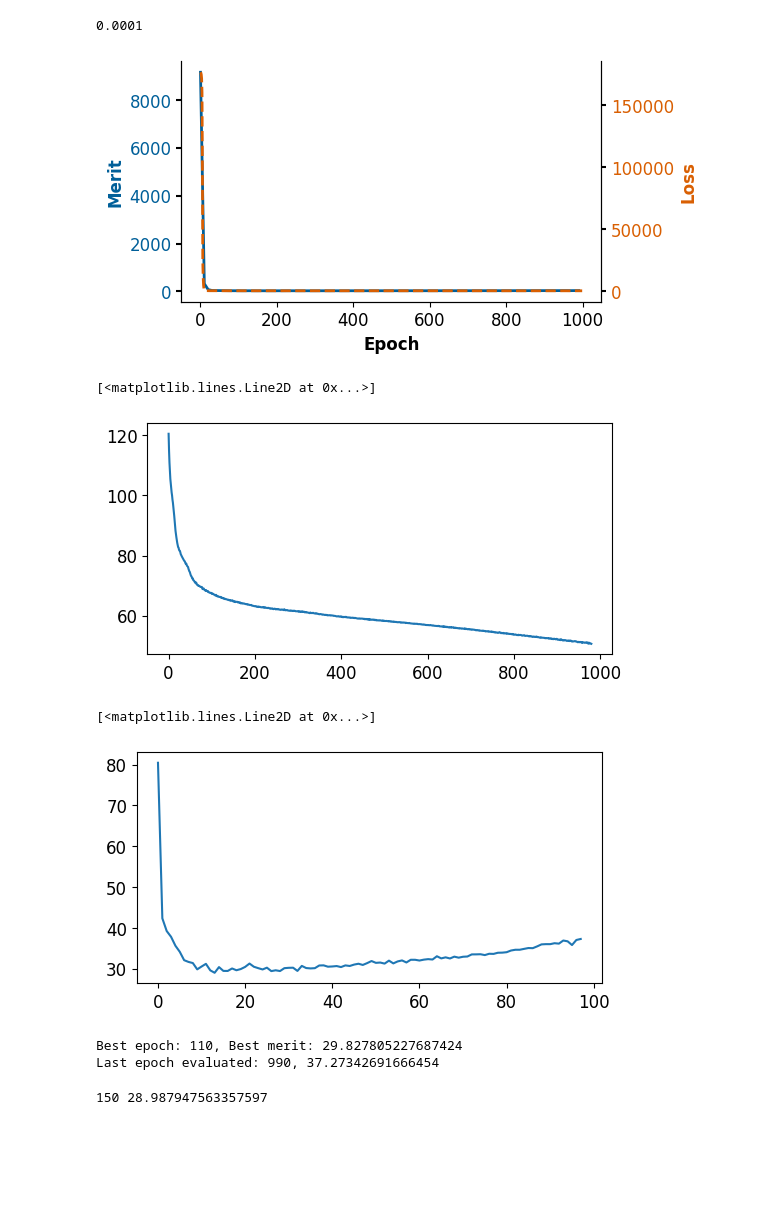
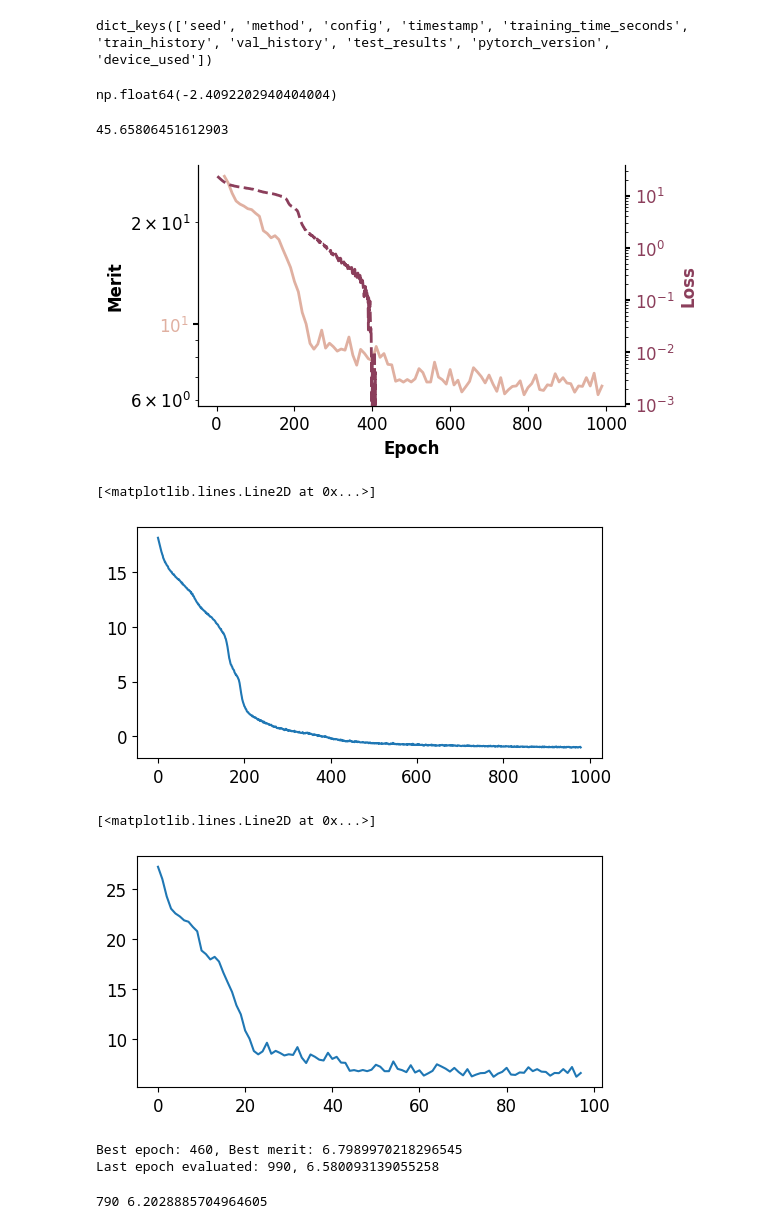
Before and after one commit to xkhainguyen/FSNet, a Jupyter notebook: pick_ckpt_merit.ipynb, the cells around one changed output. Drawn from its saved outputs; the diff is of its cells as text; code cells hidden in the pictures; blank space fills up the shorter version.

```diff
--- a/pick_ckpt_merit.ipynb
+++ b/pick_ckpt_merit.ipynb
@@ -84,56 +84,64 @@ from pathlib import Path
 
 base = Path.cwd()
 
-filename = "20260115-184556_MLP_sup_pen_seed0_nepochs1000_lr0.0001_trainsize7000_subopt_3_3.0"
+filename = "20260118-172633_MLP_penalty_seed2_nepochs1000_lr0.0001_trainsize7000_finetune_20260116-022657_sup_seedpen_model_940"
 
 path = base / "results/nonsmooth_nonconvex/socp/SOCPProblem-100-50-50-10000" / filename / "results.pkl"
 
 results = load_results(path)
 # %%
-results['config']['sup_pen']['lr']
+results.keys()  # dict_keys(['train_history', 'val_history', 'test_results'])
 # %% [output]
-0.0001
+dict_keys(['seed', 'method', 'config', 'timestamp', 'training_time_seconds', 'train_history', 'val_history', 'test_results', 'pytorch_version', 'device_used'])
+# %%
+results['test_results']['batch_size_comparison'][256]['metrics']['true_objective']  # 11.688
+# %% [output]
+np.float64(-2.4092202940404004)
+# %%
+28308/620
+# %% [output]
+45.65806451612903
 # %%
 val_metrics = get_val_metrics(results)
 train_metrics = get_train_metrics(results)
 
 # Data extraction
 x_val = [entry['epoch'] for entry in results['val_history']]
 x_train = [entry['epoch'] for entry in results['train_history']]
 
 # Set global font/style for publication
 plt.rcParams.update({'font.family': 'sans-serif', 'font.size': 12})
 
 fig, ax1 = plt.subplots(figsize=(6, 3), constrained_layout=True)
 
 # Data extraction (assumed from previous context)
 # x_val, x_train, val_metrics, train_metrics = ...
 
 # Primary Axis (Merit)
-color1 = '#005f99'  # Darker, professional blue
+color1 = '#e0b0a1'  # Darker, professional blue
 ax1.set_xlabel('Epoch', fontweight='bold')
-ax1.set_ylabel('Merit', color=color1, fontweight='bold')
-ax1.plot(x_val, val_metrics['merit_mean'], color=color1, linewidth=2)
+ax1.set_ylabel('Merit', color='black', fontweight='bold')
+ax1.plot(x_val[2:], val_metrics['merit_mean'][2:], color=color1, linewidth=2)
 ax1.tick_params(axis='y', labelcolor=color1, width=1.5)
 ax1.spines['top'].set_visible(False)
-# ax1.set_yscale('log')
+ax1.set_yscale('log')
 # ax1.grid(True, which='major', axis='x', linestyle=':', alpha=0.3)
 
 # Secondary Axis (Loss)
 ax2 = ax1.twinx()
-color2 = '#d95f02'  # Professional burnt orange
+color2 = '#8b3e5b'  # Professional burnt orange
 ax2.set_ylabel('Loss', color=color2, fontweight='bold')
-ax2.plot(x_train, train_metrics['loss'], color=color2, linewidth=2, linestyle='--')
+ax2.plot(x_train[2:], train_metrics['loss'][2:], color=color2, linewidth=2, linestyle='--')
 ax2.tick_params(axis='y', labelcolor=color2, width=1.5)
 ax2.spines['top'].set_visible(False)
-# ax2.set_yscale('log')
+ax2.set_yscale('log')
 
 # Ensure white background explicitly
 fig.patch.set_facecolor('white')
 
 plt.show()
 # %% [output]
-[figure, old version]
+[figure, new version]
 # %%
 # draw only the merit
 plt.figure(figsize=(6, 3))
@@ -141,7 +149,7 @@ plt.plot(train_metrics['loss'][20:])
 # plt.yscale('log')
 # %% [output]
 [<matplotlib.lines.Line2D at 0x...>]
-[figure, old version]
+[figure, new version]
 # %%
 # draw only the merit
 plt.figure(figsize=(6, 3))
@@ -149,7 +157,7 @@ plt.plot(val_metrics['merit_mean'][2:])
 # plt.yscale('log')
 # %% [output]
 [<matplotlib.lines.Line2D at 0x...>]
-[figure, old version]
+[figure, new version]
 # %%
 # pick the checkpoints right before the merit cannot decrease more than 5% for 10 consecutive times
 merit_mean = val_metrics['merit_mean']
@@ -168,11 +176,11 @@ for epoch in range(1, len(merit_mean)):
 print(f"Best epoch: {results['val_history'][best_epoch]['epoch'] }, Best merit: {best_merit}")
 print(f"Last epoch evaluated: {results['val_history'][-1]['epoch']}, {merit_mean[-1]}")
 # %% [output]
-Best epoch: 110, Best merit: 29.827805227687424
-Last epoch evaluated: 990, 37.27342691666454
+Best epoch: 460, Best merit: 6.7989970218296545
+Last epoch evaluated: 990, 6.580093139055258
 # %%
 # find smalles index in merit_mean
 min_idx = merit_mean.index(min(merit_mean))
 print(results['val_history'][min_idx]['epoch'], merit_mean[min_idx])
 # %% [output]
-150 28.987947563357597
+790 6.2028885704964605
```
Also changed, not shown: parts of 2 cells of this notebook, 15 other files.
